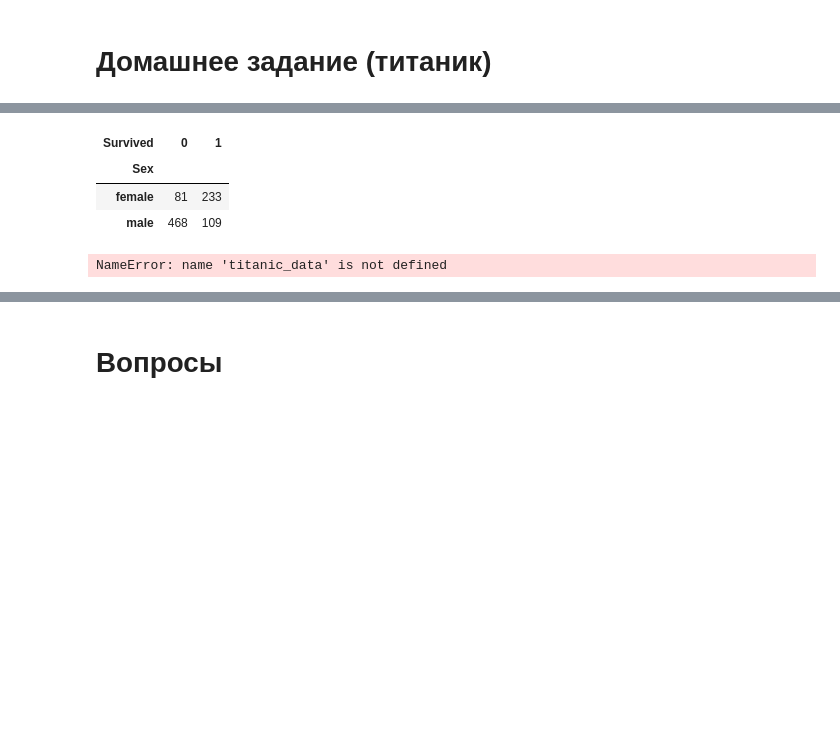
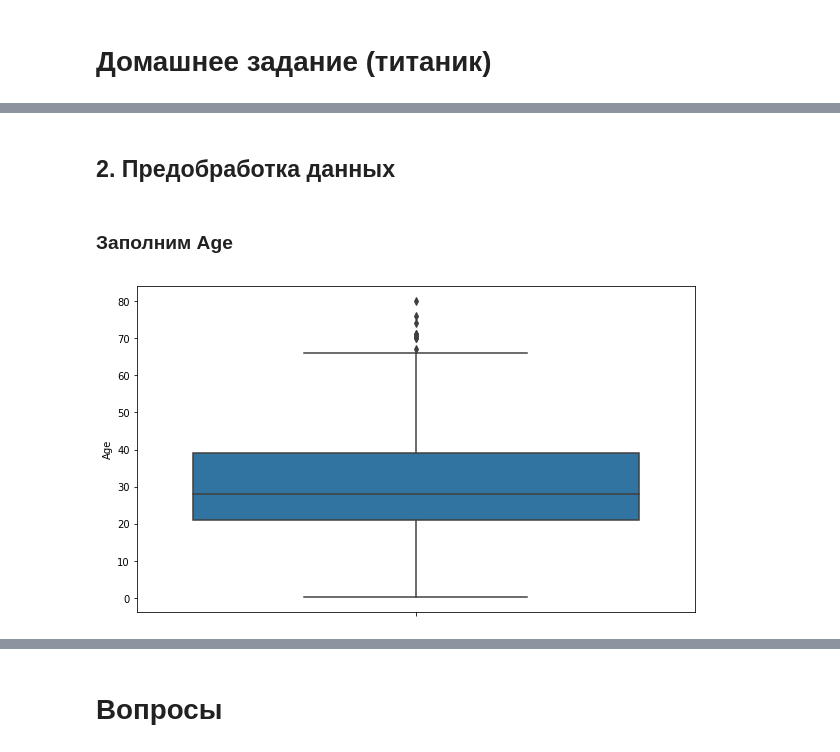
Before and after one commit to Serg4356/ds_homework, a Jupyter notebook: my_hw_ds_1.ipynb, the cells around one changed output, grey strips where cells are left out. Cells and saved outputs as stored; diff of their text form; code cells hidden in the pictures; blank space fills up the shorter version.

```diff
--- a/my_hw_ds_1.ipynb
+++ b/my_hw_ds_1.ipynb
@@ -109,7 +152,0 @@ tit_frame
-# %%
-pd.crosstab(titanic_data['Sex'], titanic_data['Survived']) # так пожалуй проще
-# %% [output]
-| Survived | 0 | 1 |
-| Sex |  |  |
-| female | 81 | 233 |
-| male | 468 | 109 |
@@ -134,4 +153,8 @@ def ageGroups(age):
-# %%
-titanic_data['age group'] = [ageGroups(x) for x in titanic_data['Age']]
-# %% [output]
-NameError: name 'titanic_data' is not defined
+# %% [markdown]
+## 2. Предобработка данных
+# %% [markdown]
+### Заполним Age
+# %%
+sns.boxplot(y='Age', data=titanic_data);
+# %% [output]
+[figure, added]
```
Also changed, not shown: parts of 75 cells of this notebook.
